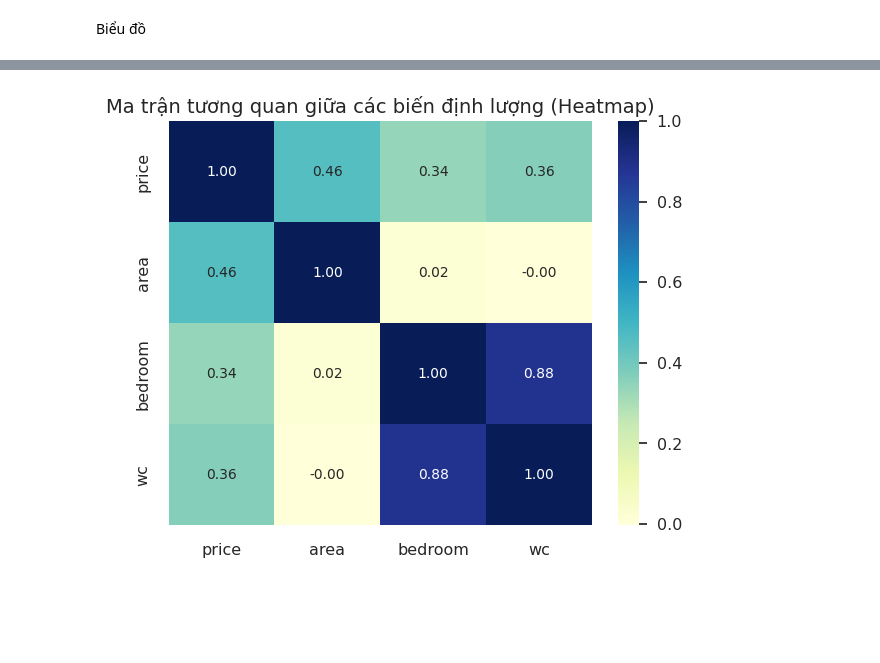
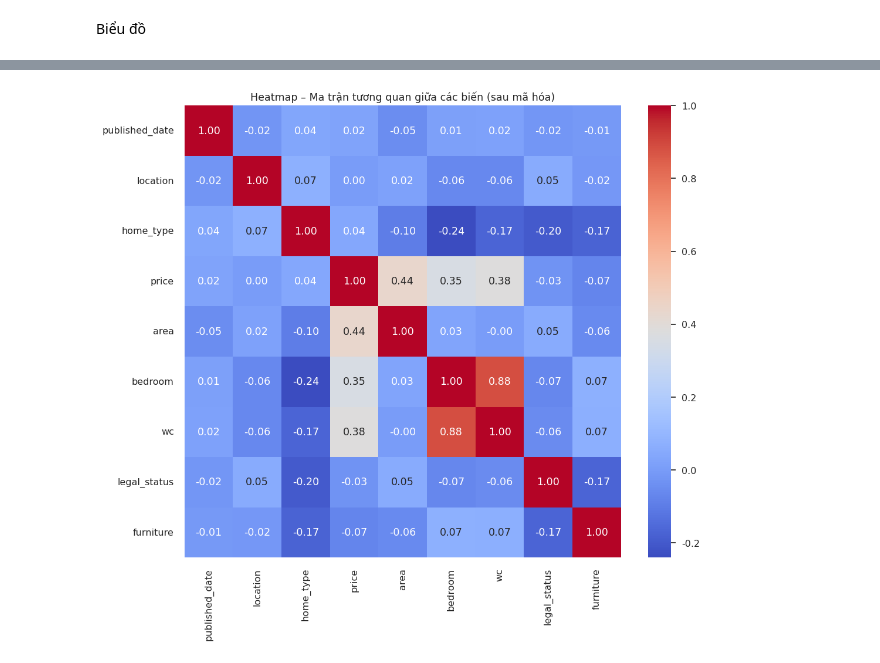
Before and after one commit to thacbaonguyen/python-crawl-bds.com.vn, a Jupyter notebook: 4-5 KHDL.ipynb, the cells around one changed output, grey strips where cells are left out. Drawn from its saved outputs; the diff is of its cells as text; code cells hidden in the pictures; blank space fills up the shorter version.

```diff
--- a/4-5 KHDL.ipynb
+++ b/4-5 KHDL.ipynb
@@ -139,17 +173,18 @@ plt.show()
 # %%
 # 5️ HEATMAP - Ma trận tương quan giữa các biến
 
-plt.figure(figsize=(6,5))
-corr = df[['price','area','bedroom','wc']].corr()
-sns.heatmap(
-    corr, annot=True, cmap='YlGnBu', fmt=".2f",
-    annot_kws={'size':10}
-)
-plt.title("Ma trận tương quan giữa các biến định lượng (Heatmap)", fontsize=14)
-plt.tight_layout()
+from sklearn.preprocessing import LabelEncoder
+
+for col in df.select_dtypes(exclude=["number"]).columns:
+    le = LabelEncoder()
+    df[col] = le.fit_transform(df[col].astype(str))
+
+plt.figure(figsize=(12,10))
+sns.heatmap(df.corr(), cmap="coolwarm", annot=True, fmt=".2f")
+plt.title("Heatmap – Ma trận tương quan giữa các biến (sau mã hóa)")
 plt.show()
 # %% [output]
-[figure, old version]
+[figure, new version]
 # %%
 # 6️ PIE CHART - Tỷ trọng loại hình BĐS
 
```
Also changed, not shown: parts of 9 cells of this notebook, 12 other files.
